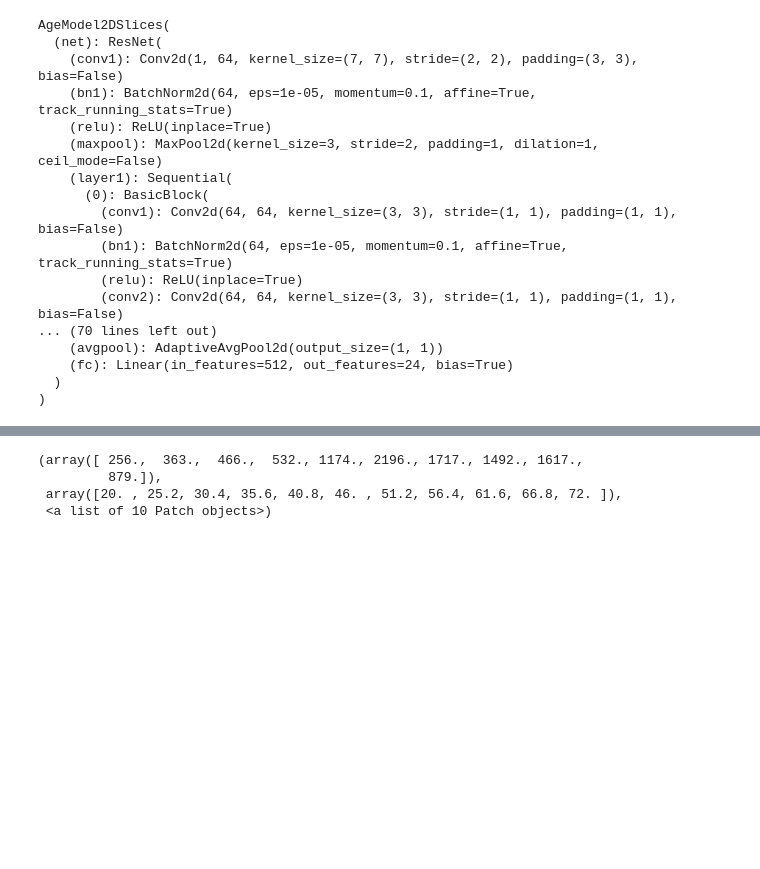
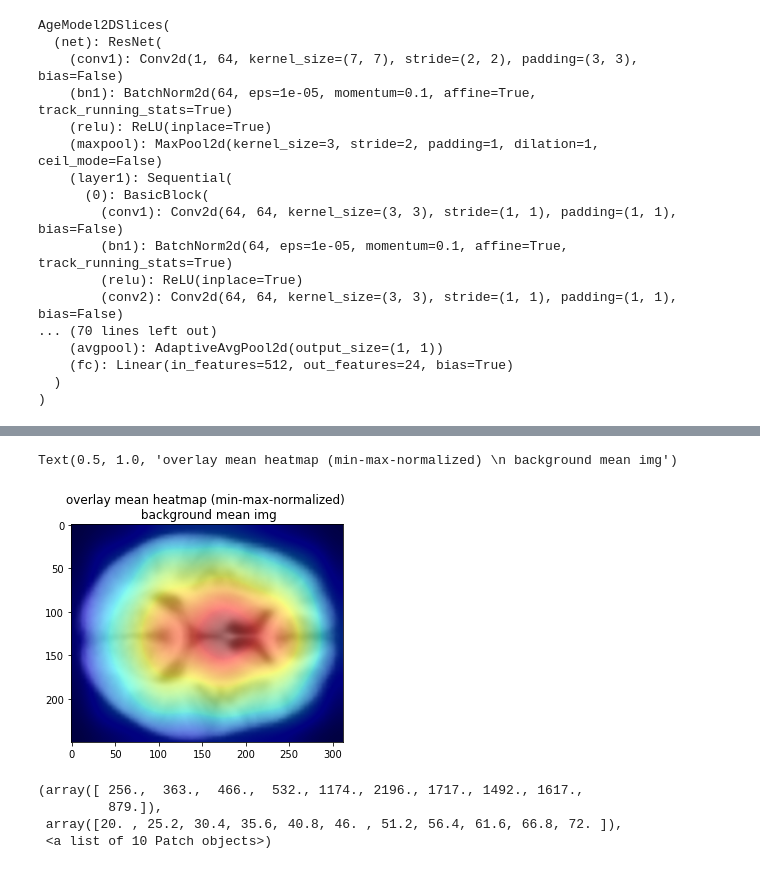
Before and after one commit to lab-midas/brainage, a Jupyter notebook: notebooks/visualization/0.0-th-gradcam.ipynb, the cells around one changed output, grey strips where cells are left out. Cells and saved outputs as stored; diff of their text form; code cells hidden in the pictures; blank space fills up the shorter version.

```diff
--- a/notebooks/visualization/0.0-th-gradcam.ipynb
+++ b/notebooks/visualization/0.0-th-gradcam.ipynb
@@ -187,3 +187,12 @@ plt.imshow(hmap_filtered, alpha=0.5, cmap='plasma')
+# %%
+hmap_mean = np.mean(np.stack([(m-m.min())/(m.max()-m.min()) for m in hmaps]), axis=0)
+img_mean = np.mean(np.stack([m for m in imgs]), axis=0)
+plt.imshow(img_mean, cmap='gray')
+plt.imshow(hmap_mean, cmap='jet', alpha=0.5)
+plt.title('overlay mean heatmap (min-max-normalized) \n background mean img')
+# %% [output]
+Text(0.5, 1.0, 'overlay mean heatmap (min-max-normalized) \n background mean img')
+[figure, added]
 # %%
 plt.hist(info_df['age'])
 # %% [output]
```
Also changed, not shown: parts of 22 cells of this notebook, 1 other file.
